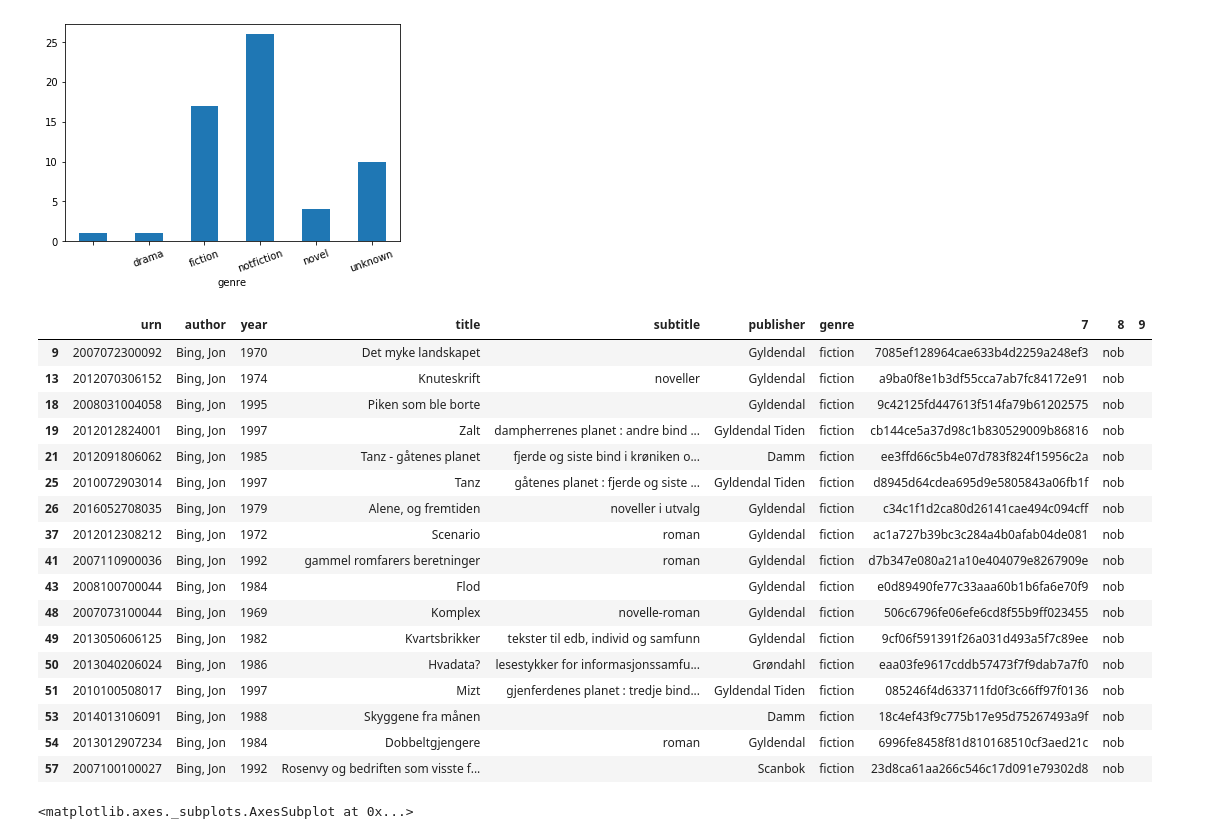
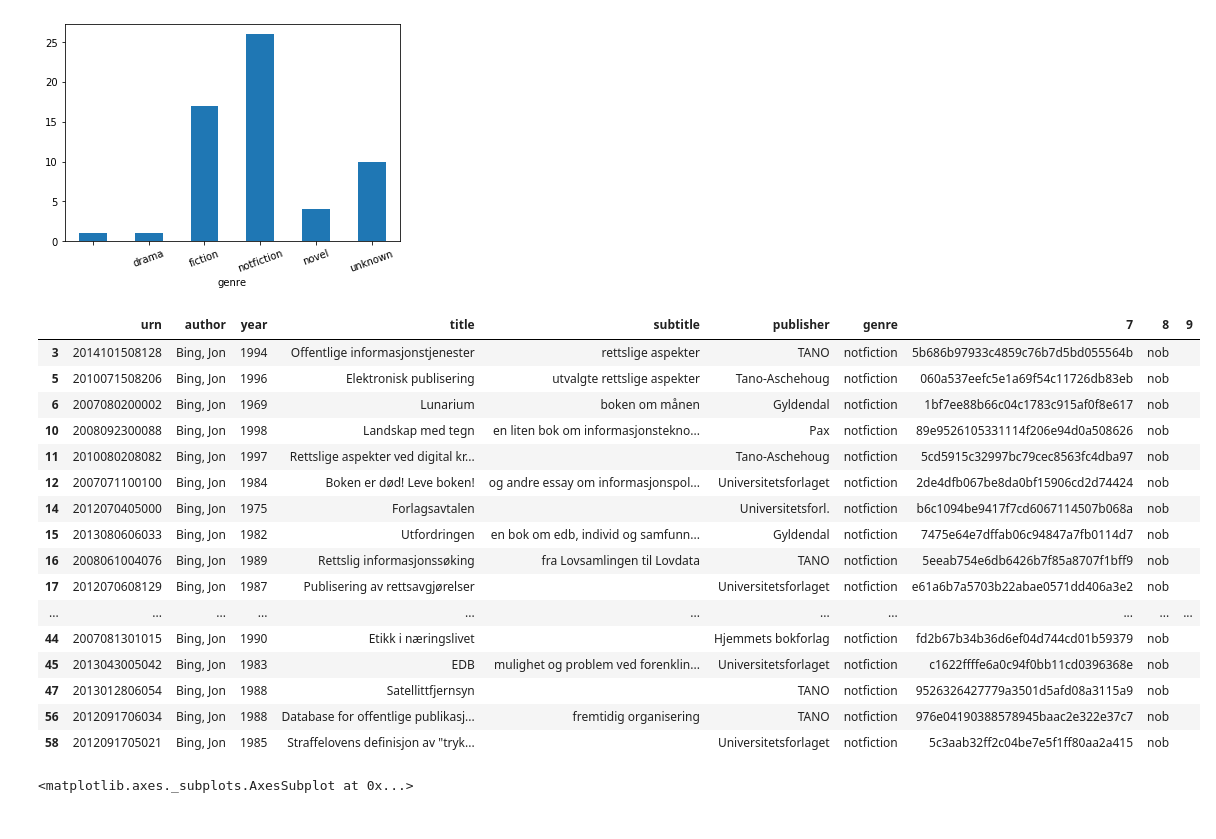
Before and after one commit to Yoonsen/Fabler, a Jupyter notebook: Fabler.ipynb, the cells around one changed output. Cells and saved outputs as stored; diff of their text form; code cells hidden in the pictures.

```diff
--- a/Fabler.ipynb
+++ b/Fabler.ipynb
@@ -215,26 +217,25 @@ bing_genre.plot(kind='bar', rot=20)
 <matplotlib.axes._subplots.AxesSubplot at 0x...>
 [figure]
 # %%
-bing[bing.genre=='fiction']
+bing[bing.genre=='notfiction']
 # %% [output]
 |  | urn | author | year | title | subtitle | publisher | genre | 7 | 8 | 9 |
-| 9 | 2007072300092 | Bing, Jon | 1970 | Det myke landskapet |  | Gyldendal | fiction | 7085ef128964cae633b4d2259a248ef3 | nob |  |
-| 13 | 2012070306152 | Bing, Jon | 1974 | Knuteskrift | noveller | Gyldendal | fiction | a9ba0f8e1b3df55cca7ab7fc84172e91 | nob |  |
-| 18 | 2008031004058 | Bing, Jon | 1995 | Piken som ble borte |  | Gyldendal | fiction | 9c42125fd447613f514fa79b61202575 | nob |  |
-| 19 | 2012012824001 | Bing, Jon | 1997 | Zalt | dampherrenes planet : andre bind ... | Gyldendal Tiden | fiction | cb144ce5a37d98c1b830529009b86816 | nob |  |
-| 21 | 2012091806062 | Bing, Jon | 1985 | Tanz - gåtenes planet | fjerde og siste bind i krøniken o... | Damm | fiction | ee3ffd66c5b4e07d783f824f15956c2a | nob |  |
-| 25 | 2010072903014 | Bing, Jon | 1997 | Tanz | gåtenes planet : fjerde og siste ... | Gyldendal Tiden | fiction | d8945d64cdea695d9e5805843a06fb1f | nob |  |
-| 26 | 2016052708035 | Bing, Jon | 1979 | Alene, og fremtiden | noveller i utvalg | Gyldendal | fiction | c34c1f1d2ca80d26141cae494c094cff | nob |  |
-| 37 | 2012012308212 | Bing, Jon | 1972 | Scenario | roman | Gyldendal | fiction | ac1a727b39bc3c284a4b0afab04de081 | nob |  |
-| 41 | 2007110900036 | Bing, Jon | 1992 | gammel romfarers beretninger | roman | Gyldendal | fiction | d7b347e080a21a10e404079e8267909e | nob |  |
-| 43 | 2008100700044 | Bing, Jon | 1984 | Flod |  | Gyldendal | fiction | e0d89490fe77c33aaa60b1b6fa6e70f9 | nob |  |
-| 48 | 2007073100044 | Bing, Jon | 1969 | Komplex | novelle-roman | Gyldendal | fiction | 506c6796fe06efe6cd8f55b9ff023455 | nob |  |
-| 49 | 2013050606125 | Bing, Jon | 1982 | Kvartsbrikker | tekster til edb, individ og samfunn | Gyldendal | fiction | 9cf06f591391f26a031d493a5f7c89ee | nob |  |
-| 50 | 2013040206024 | Bing, Jon | 1986 | Hvadata? | lesestykker for informasjonssamfu... | Grøndahl | fiction | eaa03fe9617cddb57473f7f9dab7a7f0 | nob |  |
-| 51 | 2010100508017 | Bing, Jon | 1997 | Mizt | gjenferdenes planet : tredje bind... | Gyldendal Tiden | fiction | 085246f4d633711fd0f3c66ff97f0136 | nob |  |
-| 53 | 2014013106091 | Bing, Jon | 1988 | Skyggene fra månen |  | Damm | fiction | 18c4ef43f9c775b17e95d75267493a9f | nob |  |
-| 54 | 2013012907234 | Bing, Jon | 1984 | Dobbeltgjengere | roman | Gyldendal | fiction | 6996fe8458f81d810168510cf3aed21c | nob |  |
-| 57 | 2007100100027 | Bing, Jon | 1992 | Rosenvy og bedriften som visste f... |  | Scanbok | fiction | 23d8ca61aa266c546c17d091e79302d8 | nob |  |
+| 3 | 2014101508128 | Bing, Jon | 1994 | Offentlige informasjonstjenester | rettslige aspekter | TANO | notfiction | 5b686b97933c4859c76b7d5bd055564b | nob |  |
+| 5 | 2010071508206 | Bing, Jon | 1996 | Elektronisk publisering | utvalgte rettslige aspekter | Tano-Aschehoug | notfiction | 060a537eefc5e1a69f54c11726db83eb | nob |  |
+| 6 | 2007080200002 | Bing, Jon | 1969 | Lunarium | boken om månen | Gyldendal | notfiction | 1bf7ee88b66c04c1783c915af0f8e617 | nob |  |
+| 10 | 2008092300088 | Bing, Jon | 1998 | Landskap med tegn | en liten bok om informasjonstekno... | Pax | notfiction | 89e9526105331114f206e94d0a508626 | nob |  |
+| 11 | 2010080208082 | Bing, Jon | 1997 | Rettslige aspekter ved digital kr... |  | Tano-Aschehoug | notfiction | 5cd5915c32997bc79cec8563fc4dba97 | nob |  |
+| 12 | 2007071100100 | Bing, Jon | 1984 | Boken er død! Leve boken! | og andre essay om informasjonspol... | Universitetsforlaget | notfiction | 2de4dfb067be8da0bf15906cd2d74424 | nob |  |
+| 14 | 2012070405000 | Bing, Jon | 1975 | Forlagsavtalen |  | Universitetsforl. | notfiction | b6c1094be9417f7cd6067114507b068a | nob |  |
+| 15 | 2013080606033 | Bing, Jon | 1982 | Utfordringen | en bok om edb, individ og samfunn... | Gyldendal | notfiction | 7475e64e7dffab06c94847a7fb0114d7 | nob |  |
+| 16 | 2008061004076 | Bing, Jon | 1989 | Rettslig informasjonssøking | fra Lovsamlingen til Lovdata | TANO | notfiction | 5eeab754e6db6426b7f85a8707f1bff9 | nob |  |
+| 17 | 2012070608129 | Bing, Jon | 1987 | Publisering av rettsavgjørelser |  | Universitetsforlaget | notfiction | e61a6b7a5703b22abae0571dd406a3e2 | nob |  |
+| ... | ... | ... | ... | ... | ... | ... | ... | ... | ... | ... |
+| 44 | 2007081301015 | Bing, Jon | 1990 | Etikk i næringslivet |  | Hjemmets bokforlag | notfiction | fd2b67b34b36d6ef04d744cd01b59379 | nob |  |
+| 45 | 2013043005042 | Bing, Jon | 1983 | EDB | mulighet og problem ved forenklin... | Universitetsforlaget | notfiction | c1622ffffe6a0c94f0bb11cd0396368e | nob |  |
+| 47 | 2013012806054 | Bing, Jon | 1988 | Satellittfjernsyn |  | TANO | notfiction | 9526326427779a3501d5afd08a3115a9 | nob |  |
+| 56 | 2012091706034 | Bing, Jon | 1988 | Database for offentlige publikasj... | fremtidig organisering | TANO | notfiction | 976e04190388578945baac2e322e37c7 | nob |  |
+| 58 | 2012091705021 | Bing, Jon | 1985 | Straffelovens definisjon av "tryk... |  | Universitetsforlaget | notfiction | 5c3aab32ff2c04be7e5f1ff80aa2a415 | nob |  |
 # %%
 bingbring_genre = bingbring.groupby('genre').count()['urn']
 
```
Also changed, not shown: parts of 18 cells of this notebook.
